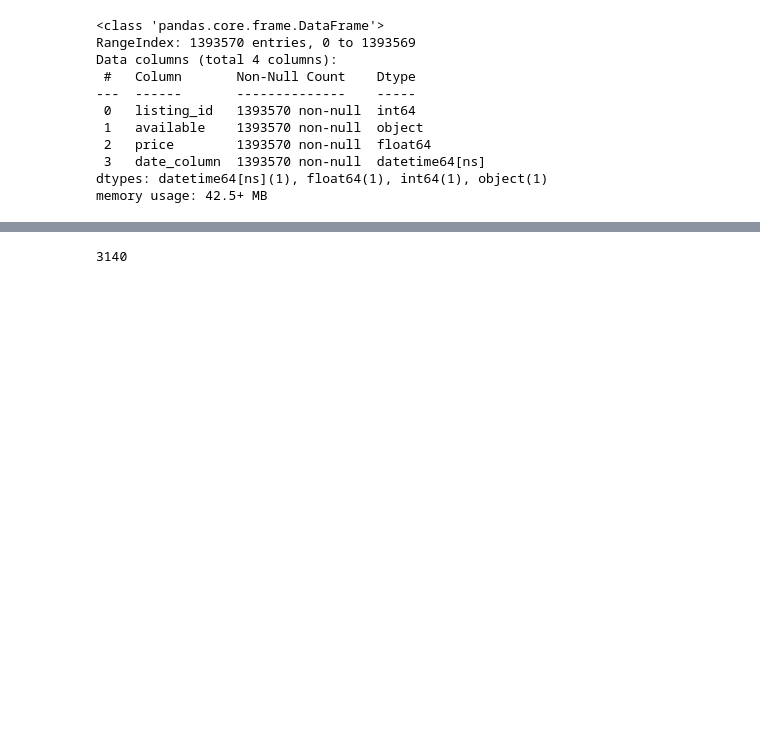
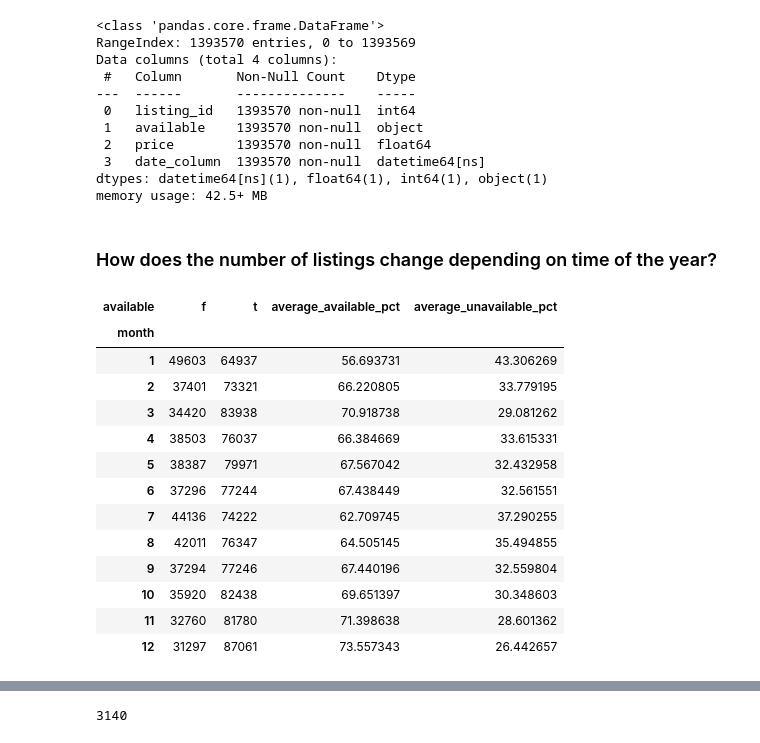
Before and after one commit to koalalalabear/Curating-the-Best-Airbnb-in-Seattle, a Jupyter notebook: TIme Series.ipynb, the cells around one changed output, grey strips where cells are left out. Saved outputs shown, nothing was run; the diff lists cells and outputs as text; code cells hidden in the pictures; blank space fills up the shorter version.

```diff
--- a/TIme Series.ipynb
+++ b/TIme Series.ipynb
@@ -207,3 +207,39 @@ Data columns (total 4 columns):
  3   date_column  1393570 non-null  datetime64[ns]
 dtypes: datetime64[ns](1), float64(1), int64(1), object(1)
 memory usage: 42.5+ MB
+# %% [markdown]
+### How does the number of listings change depending on time of the year?
+# %%
+calendar['date_column'] = pd.to_datetime(calendar['date_column'])
+
+# Extract the month from the 'date_column'
+calendar['month'] = calendar['date_column'].dt.month
+
+# Group the data by 'month' and 'available', then calculate the average for 'listing_id'
+breakdown = calendar.groupby(['month', 'available'])['listing_id'].count().reset_index()
+breakdown.rename(columns={'listing_id': 'count'}, inplace=True)
+
+# Pivot the data to get a clearer view
+breakdown_pivot = breakdown.pivot(index='month', columns='available', values='count')
+breakdown_pivot.fillna(0, inplace=True)
+
+# Calculate the average available and unavailable listings across months
+breakdown_pivot['average_available_pct'] = breakdown_pivot['t'] / (breakdown_pivot['t'] + breakdown_pivot['f']) *100
+breakdown_pivot['average_unavailable_pct'] = breakdown_pivot['f'] / (breakdown_pivot['t'] + breakdown_pivot['f']) *100
+
+breakdown_pivot
+# %% [output]
+| available | f | t | average_available_pct | average_unavailable_pct |
+| month |  |  |  |  |
+| 1 | 49603 | 64937 | 56.693731 | 43.306269 |
+| 2 | 37401 | 73321 | 66.220805 | 33.779195 |
+| 3 | 34420 | 83938 | 70.918738 | 29.081262 |
+| 4 | 38503 | 76037 | 66.384669 | 33.615331 |
+| 5 | 38387 | 79971 | 67.567042 | 32.432958 |
+| 6 | 37296 | 77244 | 67.438449 | 32.561551 |
+| 7 | 44136 | 74222 | 62.709745 | 37.290255 |
+| 8 | 42011 | 76347 | 64.505145 | 35.494855 |
+| 9 | 37294 | 77246 | 67.440196 | 32.559804 |
+| 10 | 35920 | 82438 | 69.651397 | 30.348603 |
+| 11 | 32760 | 81780 | 71.398638 | 28.601362 |
+| 12 | 31297 | 87061 | 73.557343 | 26.442657 |
```
Also changed, not shown: parts of 2 cells of this notebook, 11 other files.
